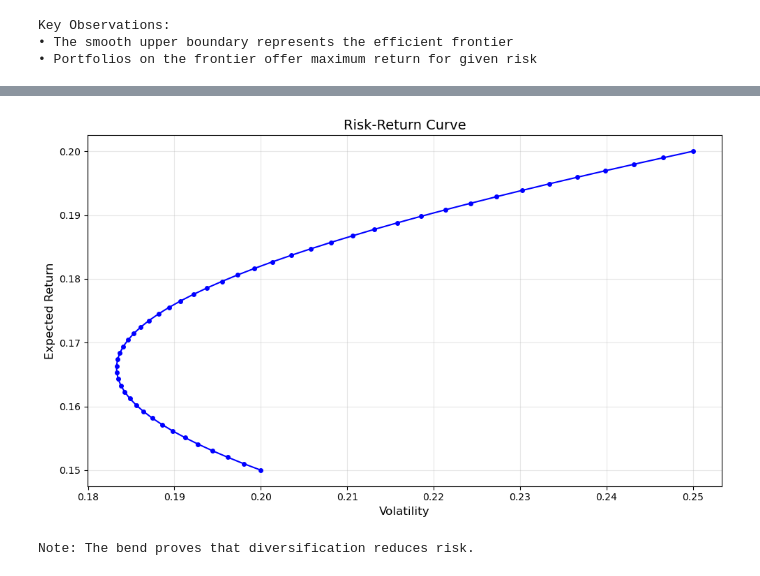
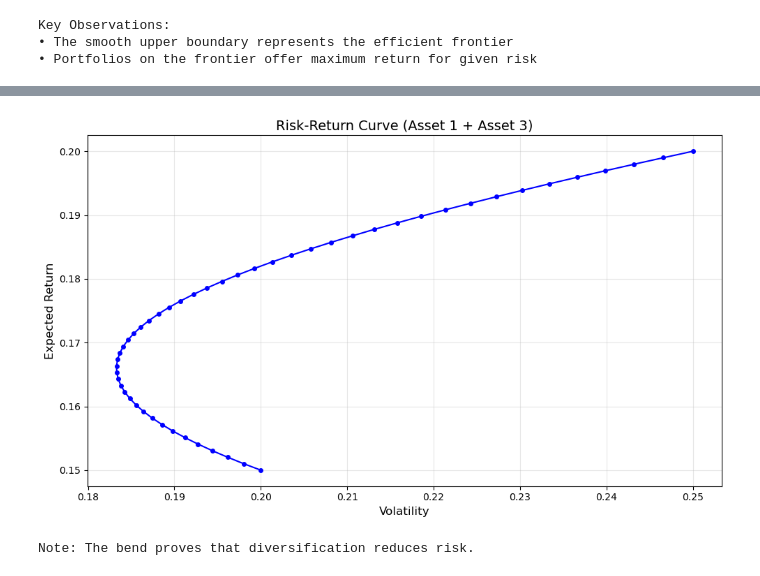
Before and after one commit to weitseu/Quant-Prep, a Jupyter notebook: portfolio_simulation.ipynb, the cells around one changed output, grey strips where cells are left out. Drawn from its saved outputs; the diff is of its cells as text; code cells hidden in the pictures.

```diff
--- a/portfolio_simulation.ipynb
+++ b/portfolio_simulation.ipynb
@@ -191,27 +221,26 @@ Key Observations:
 # %%
 # Two-asset risk-return curve
-
 sweeping_weights = np.linspace(0, 1, 50) # sweep weights from 0% to 100%
 two_asset_portfolio_return = []
 two_asset_portfolio_vols = []
 
 for w in sweeping_weights:
-    weight = np.array([w, 0, 1-w]) # Asset 1 is assumed 0% in this example
+    weight = np.array([w, 0, 1-w]) # Asset 2 held at 0%: sweep a mix of Asset 1 and Asset 3
     port_return = weight @ mean_returns
     port_vol = np.sqrt(weight @ cov_matrix @ weight)
     two_asset_portfolio_return.append(port_return)
     two_asset_portfolio_vols.append(port_vol)
 
 plt.figure(figsize=(10, 6))
 plt.plot(two_asset_portfolio_vols, two_asset_portfolio_return, 'b-o', markersize=4)
-plt.title('Risk-Return Curve', fontsize=14)
+plt.title('Risk-Return Curve (Asset 1 + Asset 3)', fontsize=14)
 plt.xlabel('Volatility', fontsize=12)
 plt.ylabel('Expected Return', fontsize=12)
 plt.grid(True, alpha=0.3)
 plt.tight_layout()
 plt.show()
 
 print("\nNote: The bend proves that diversification reduces risk.")
 # %% [output]
-[figure, old version]
+[figure, new version]
 Note: The bend proves that diversification reduces risk.
```
Also changed, not shown: parts of 6 cells of this notebook, 1 other file.
